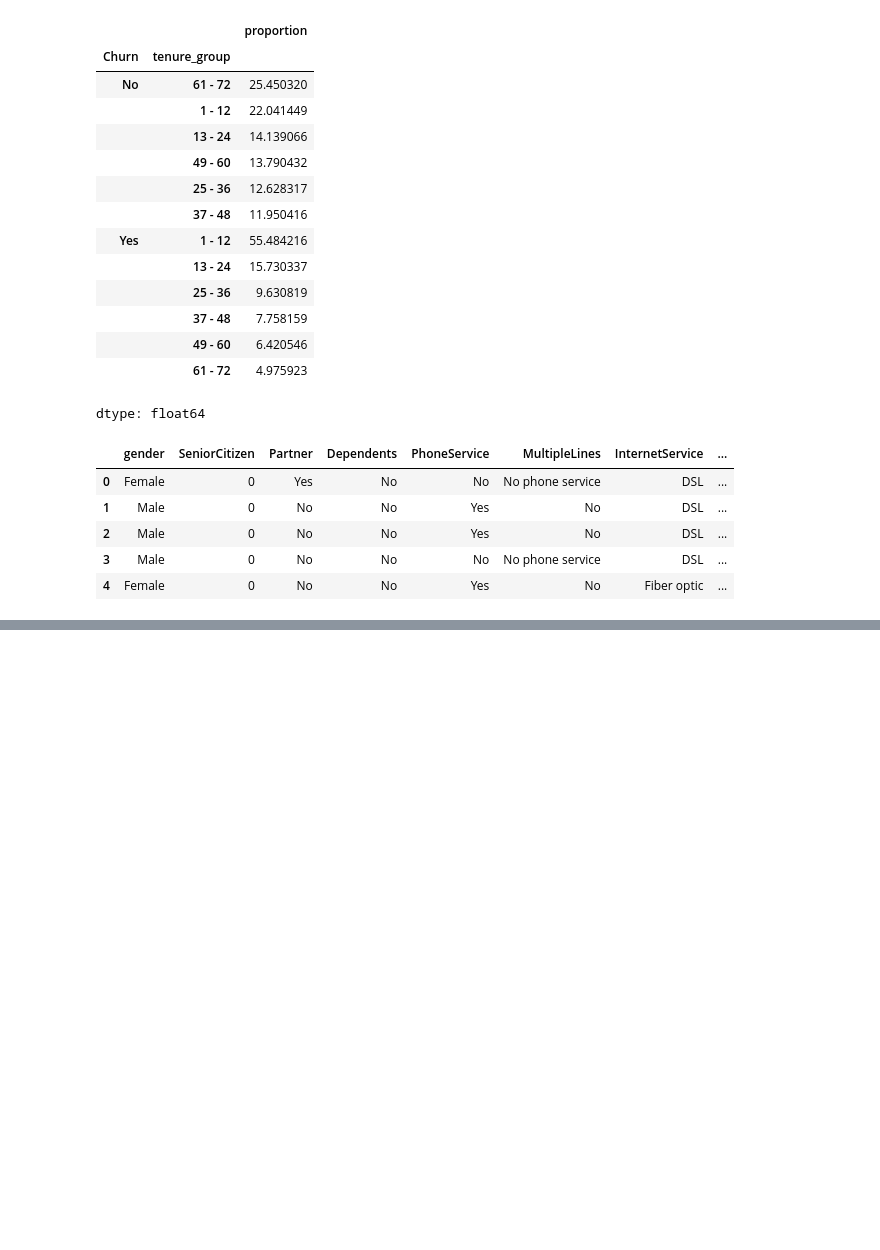
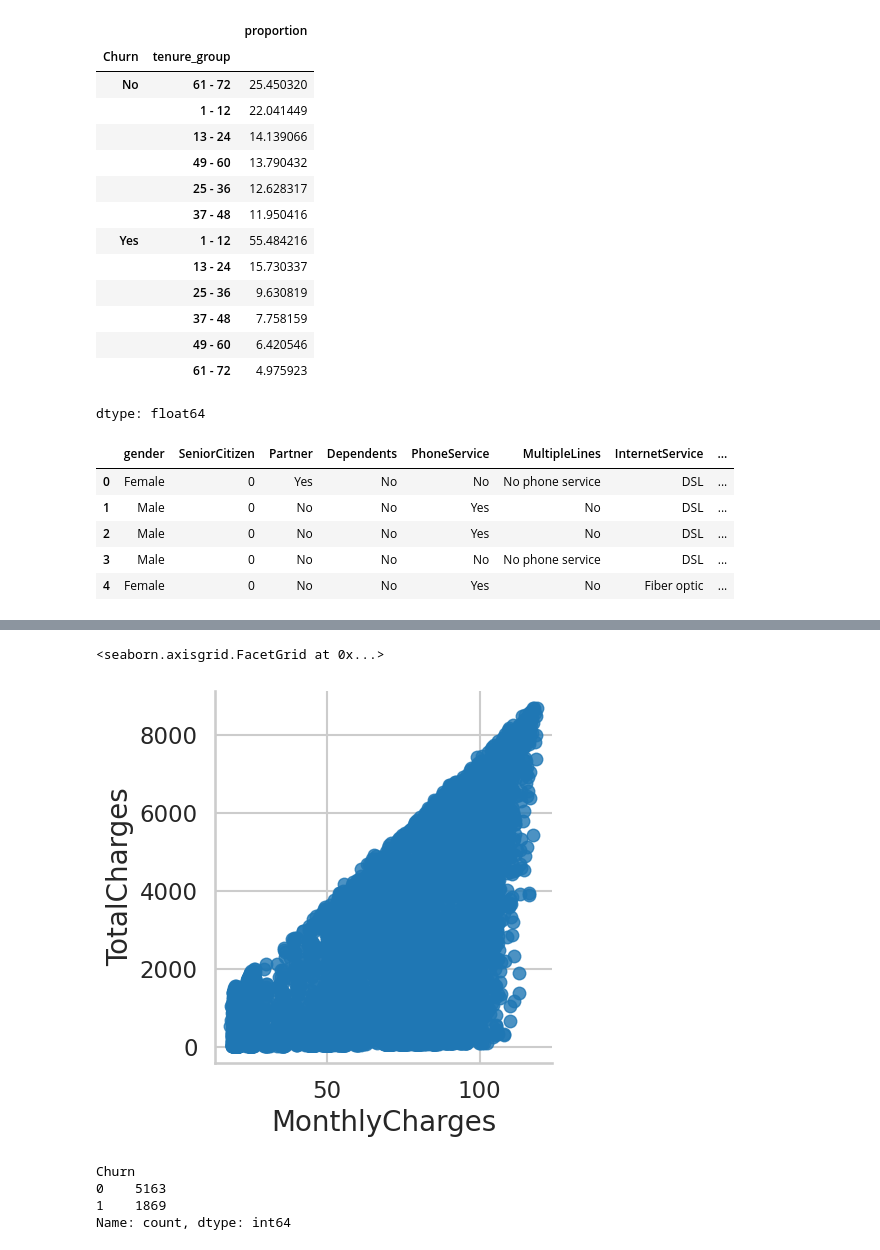
Before and after one commit to rakshamishra54/Customer-Churn-Analysis-, a Jupyter notebook: customer_churn.ipynb, the cells around one changed output, grey strips where cells are left out. Drawn from its saved outputs; the diff is of its cells as text; code cells hidden in the pictures; blank space fills up the shorter version.

```diff
--- a/customer_churn.ipynb
+++ b/customer_churn.ipynb
@@ -341,0 +370,2 @@ Customer_Churn.head()
+# %%
+Customer_Churn_dummies = pd.get_dummies(Customer_Churn)
@@ -341,0 +382,30 @@ Customer_Churn.head()
+# %%
+sns.lmplot(data=Customer_Churn_dummies, x='MonthlyCharges', y='TotalCharges', fit_reg=False)
+# %% [output]
+<seaborn.axisgrid.FacetGrid at 0x...>
+[figure, added]
+# %%
+
+Customer_Churn = pd.read_csv('/content/drive/MyDrive/Colab Notebooks/Telco-Customer-Churn.csv')
+
+
+Customer_Churn["TotalCharges"] = pd.to_numeric(
+    Customer_Churn["TotalCharges"],
+    errors="coerce"
+)
+
+Customer_Churn.dropna(inplace=True)
+
+#target column to 0/1
+Customer_Churn["Churn"] = Customer_Churn["Churn"].map({
+    "No": 0,
+    "Yes": 1
+})
+
+# Verify
+print(Customer_Churn["Churn"].value_counts())
+# %% [output]
+Churn
+0    5163
+1    1869
+Name: count, dtype: int64
```
Also changed, not shown: parts of 23 cells of this notebook.
